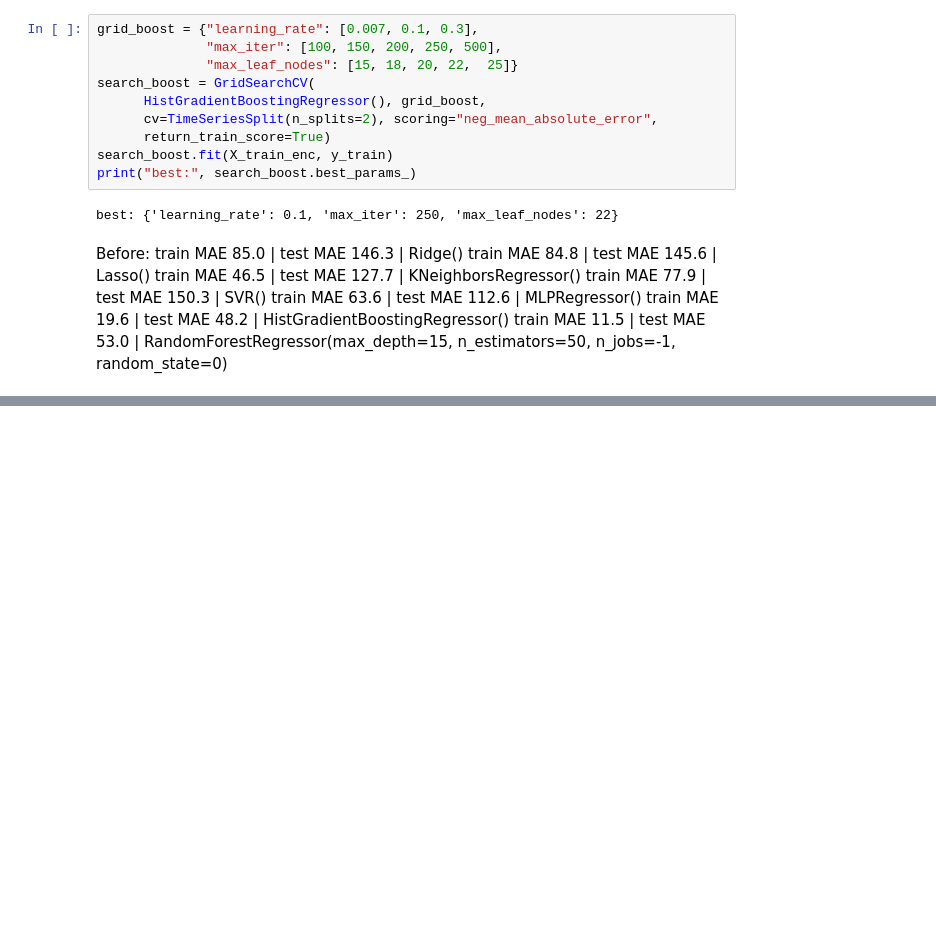
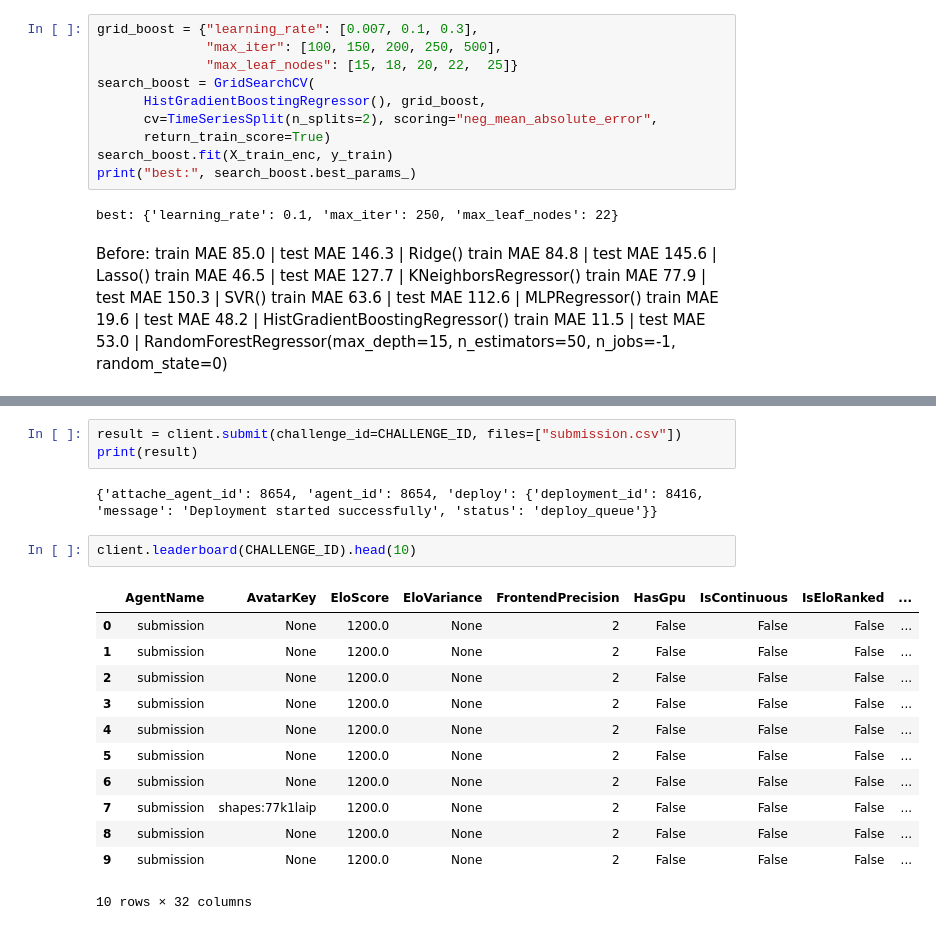
Before and after one commit to an-ne-so-ph-ie/python_courses, a Jupyter notebook: website/public/modules/python-ai-engineering/challenges/aie-s3-bike-demand.ipynb, the cells around one changed output, grey strips where cells are left out. Cells and saved outputs as stored; diff of their text form; blank space fills up the shorter version.

```diff
--- a/website/public/modules/python-ai-engineering/challenges/aie-s3-bike-demand.ipynb
+++ b/website/public/modules/python-ai-engineering/challenges/aie-s3-bike-demand.ipynb
@@ -453,0 +454,20 @@ submission.head()
+# %%
+result = client.submit(challenge_id=CHALLENGE_ID, files=["submission.csv"])
+print(result)
+# %% [output]
+{'attache_agent_id': 8654, 'agent_id': 8654, 'deploy': {'deployment_id': 8416, 'message': 'Deployment started successfully', 'status': 'deploy_queue'}}
+# %%
+client.leaderboard(CHALLENGE_ID).head(10)
+# %% [output]
+|  | AgentName | AvatarKey | EloScore | EloVariance | FrontendPrecision | HasGpu | IsContinuous | IsEloRanked | ... |
+| 0 | submission | None | 1200.0 | None | 2 | False | False | False | ... |
+| 1 | submission | None | 1200.0 | None | 2 | False | False | False | ... |
+| 2 | submission | None | 1200.0 | None | 2 | False | False | False | ... |
+| 3 | submission | None | 1200.0 | None | 2 | False | False | False | ... |
+| 4 | submission | None | 1200.0 | None | 2 | False | False | False | ... |
+| 5 | submission | None | 1200.0 | None | 2 | False | False | False | ... |
+| 6 | submission | None | 1200.0 | None | 2 | False | False | False | ... |
+| 7 | submission | shapes:77k1laip | 1200.0 | None | 2 | False | False | False | ... |
+| 8 | submission | None | 1200.0 | None | 2 | False | False | False | ... |
+| 9 | submission | None | 1200.0 | None | 2 | False | False | False | ... |
+10 rows × 32 columns
```
Also changed, not shown: parts of 2 cells of this notebook.
